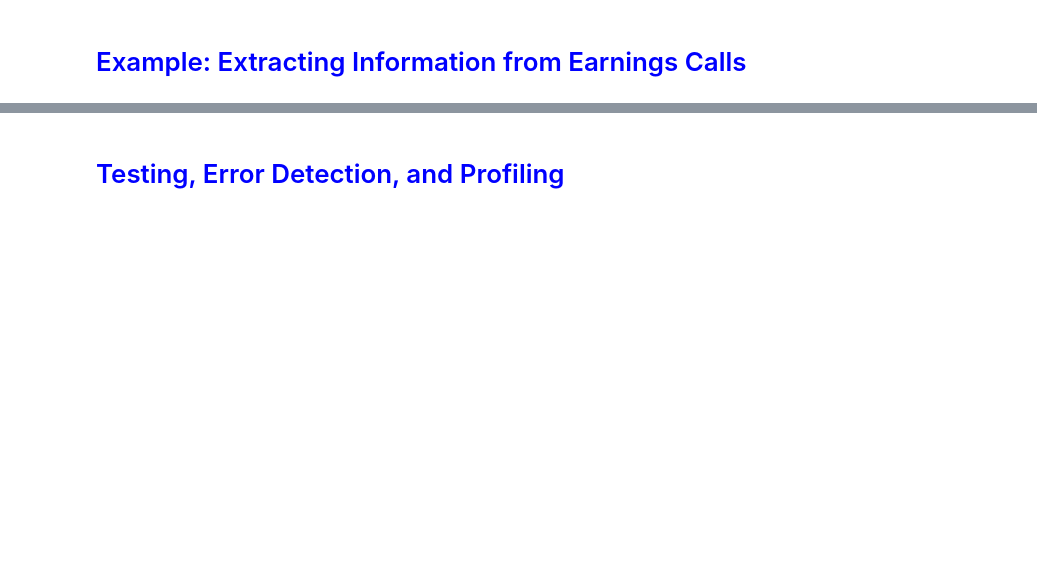
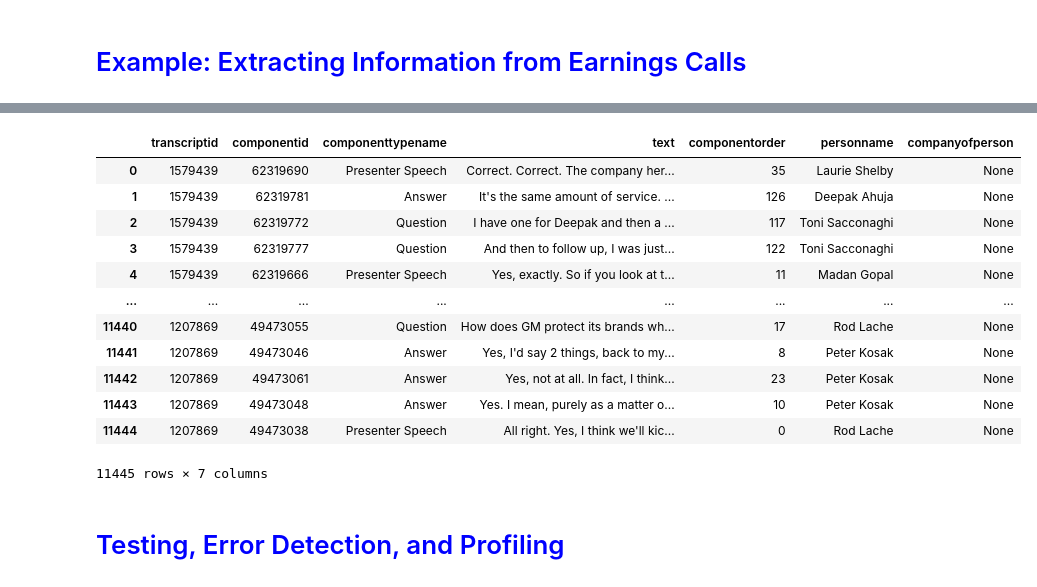
Before and after one commit to rs-kellogg/empirical-workshop-2020, a Jupyter notebook: 7-bulletproof/python-project-template/notebooks/bulletproof.ipynb, the cells around one changed output, grey strips where cells are left out. Drawn from its saved outputs; the diff is of its cells as text; code cells hidden in the pictures; blank space fills up the shorter version.

```diff
--- a/7-bulletproof/python-project-template/notebooks/bulletproof.ipynb
+++ b/7-bulletproof/python-project-template/notebooks/bulletproof.ipynb
@@ -45,0 +27,6 @@ doc = textacy.make_spacy_doc(text)
+# %%
+with open(Path("../tests/config.yaml")) as conf_file:
+    config = yaml.load(conf_file, Loader=yaml.FullLoader)
+engine = create_database(config)
+engine = insert_records(Path(config["data_path"]) / "Tesla", engine)
+engine = insert_records(Path(config["data_path"]) / "GM", engine)
@@ -45,0 +55,3 @@ doc = textacy.make_spacy_doc(text)
+# %%
+transcript_df = pd.read_sql_table("Transcript", con=engine)
+component_df = pd.read_sql_table("Component", con=engine)
@@ -46,3 +74,19 @@ doc = textacy.make_spacy_doc(text)
+# %%
+component_df
+# %% [output]
+|  | transcriptid | componentid | componenttypename | text | componentorder | personname | companyofperson |
+| 0 | 1579439 | 62319690 | Presenter Speech | Correct. Correct. The company her... | 35 | Laurie Shelby | None |
+| 1 | 1579439 | 62319781 | Answer | It's the same amount of service. ... | 126 | Deepak Ahuja | None |
+| 2 | 1579439 | 62319772 | Question | I have one for Deepak and then a ... | 117 | Toni Sacconaghi | None |
+| 3 | 1579439 | 62319777 | Question | And then to follow up, I was just... | 122 | Toni Sacconaghi | None |
+| 4 | 1579439 | 62319666 | Presenter Speech | Yes, exactly. So if you look at t... | 11 | Madan Gopal | None |
+| ... | ... | ... | ... | ... | ... | ... | ... |
+| 11440 | 1207869 | 49473055 | Question | How does GM protect its brands wh... | 17 | Rod Lache | None |
+| 11441 | 1207869 | 49473046 | Answer | Yes, I'd say 2 things, back to my... | 8 | Peter Kosak | None |
+| 11442 | 1207869 | 49473061 | Answer | Yes, not at all. In fact, I think... | 23 | Peter Kosak | None |
+| 11443 | 1207869 | 49473048 | Answer | Yes. I mean, purely as a matter o... | 10 | Peter Kosak | None |
+| 11444 | 1207869 | 49473038 | Presenter Speech | All right. Yes, I think we'll kic... | 0 | Rod Lache | None |
+11445 rows × 7 columns
 # %% [markdown]
 # <span style="color:blue">Testing, Error Detection, and Profiling</span>
 # %% [markdown]
```
Also changed, not shown: parts of 33 cells of this notebook, 2 other files.
